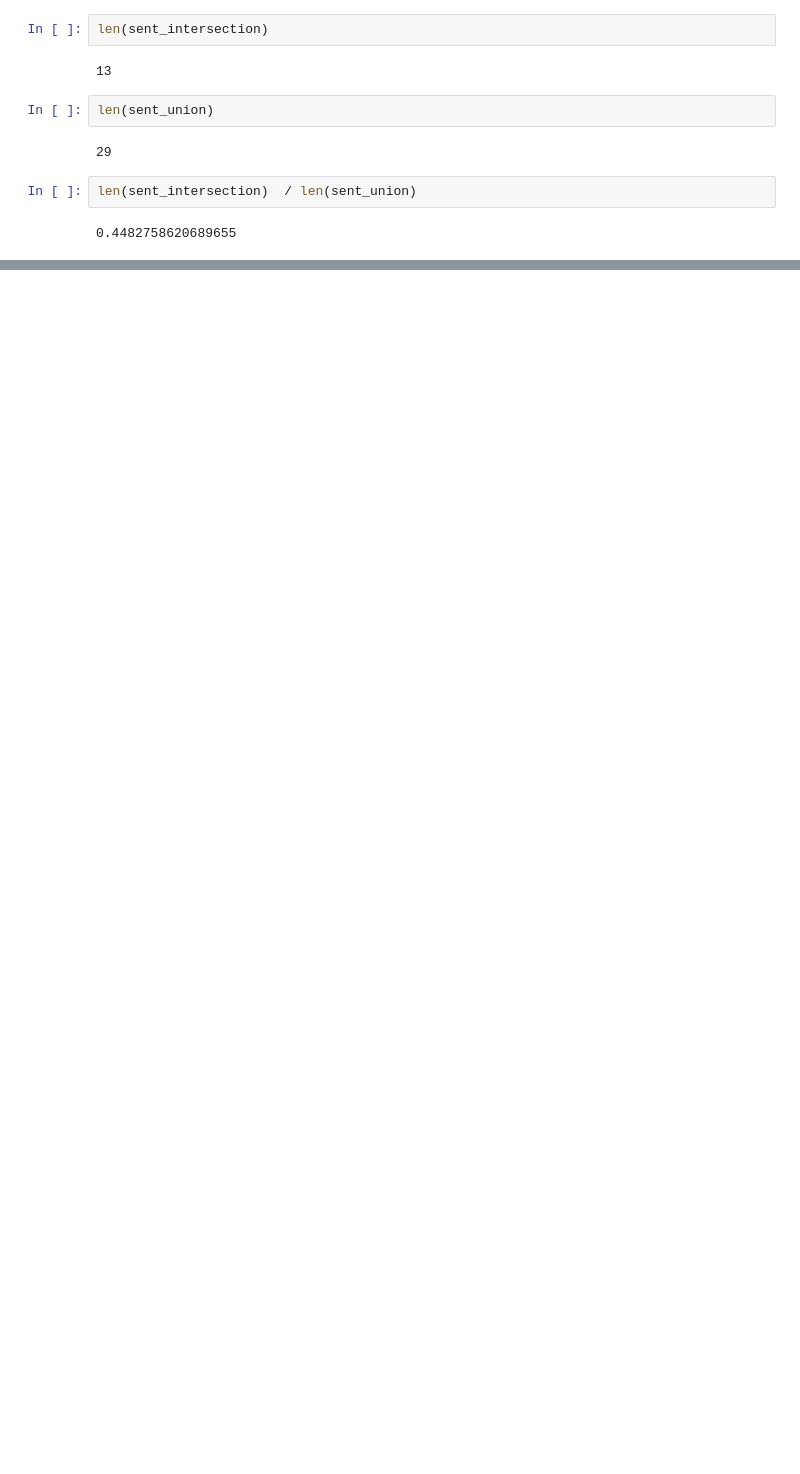
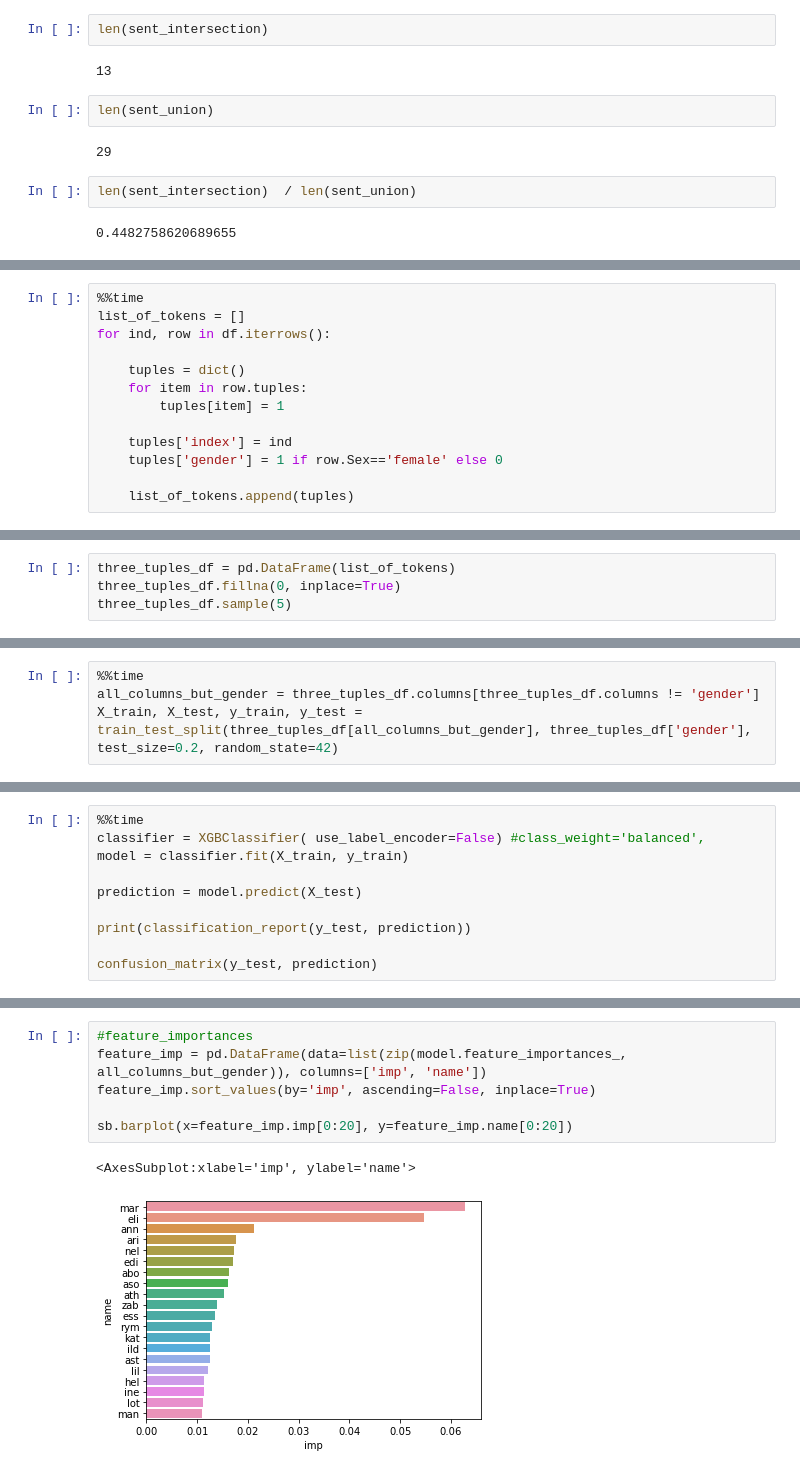
Before and after one commit to yairhoresh/Afeka, a Jupyter notebook: k_shingling.ipynb, the cells around one changed output, grey strips where cells are left out. Saved outputs shown, nothing was run; the diff lists cells and outputs as text; blank space fills up the shorter version.

```diff
--- a/k_shingling.ipynb
+++ b/k_shingling.ipynb
@@ -115,0 +182,13 @@ len(sent_intersection)  / len(sent_union)
+# %%
+%%time
+list_of_tokens = []
+for ind, row in df.iterrows():
+
+    tuples = dict()
+    for item in row.tuples:
+        tuples[item] = 1
+
+    tuples['index'] = ind
+    tuples['gender'] = 1 if row.Sex=='female' else 0
+
+    list_of_tokens.append(tuples)
@@ -115,0 +215,4 @@ len(sent_intersection)  / len(sent_union)
+# %%
+three_tuples_df = pd.DataFrame(list_of_tokens)
+three_tuples_df.fillna(0, inplace=True)
+three_tuples_df.sample(5)
@@ -115,0 +227,4 @@ len(sent_intersection)  / len(sent_union)
+# %%
+%%time
+all_columns_but_gender = three_tuples_df.columns[three_tuples_df.columns != 'gender']
+X_train, X_test, y_train, y_test = train_test_split(three_tuples_df[all_columns_but_gender], three_tuples_df['gender'], test_size=0.2, random_state=42)
@@ -115,0 +234,10 @@ len(sent_intersection)  / len(sent_union)
+# %%
+%%time
+classifier = XGBClassifier( use_label_encoder=False) #class_weight='balanced',
+model = classifier.fit(X_train, y_train)
+
+prediction = model.predict(X_test)
+
+print(classification_report(y_test, prediction))
+
+confusion_matrix(y_test, prediction)
@@ -115,0 +259,9 @@ len(sent_intersection)  / len(sent_union)
+# %%
+#feature_importances
+feature_imp = pd.DataFrame(data=list(zip(model.feature_importances_, all_columns_but_gender)), columns=['imp', 'name'])
+feature_imp.sort_values(by='imp', ascending=False, inplace=True)
+
+sb.barplot(x=feature_imp.imp[0:20], y=feature_imp.name[0:20])
+# %% [output]
+<AxesSubplot:xlabel='imp', ylabel='name'>
+[figure, added]
```
Also changed, not shown: parts of 15 cells of this notebook, 3 other files.
